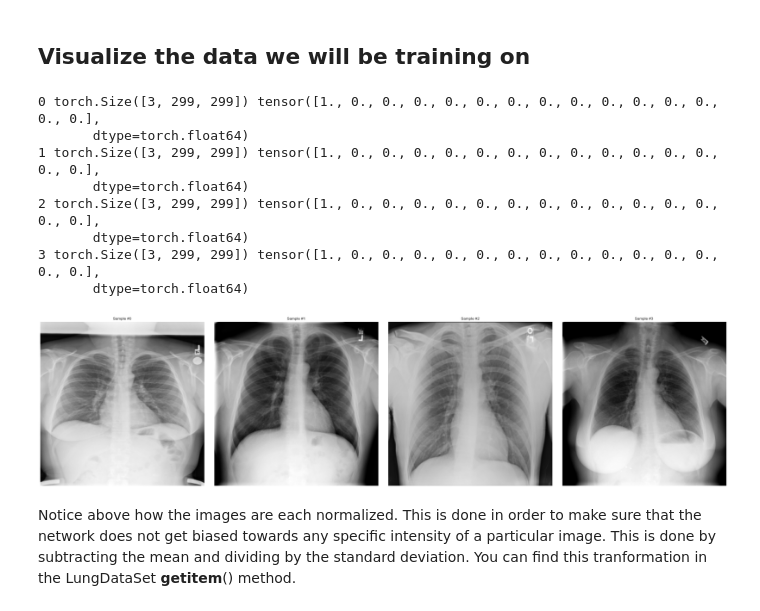
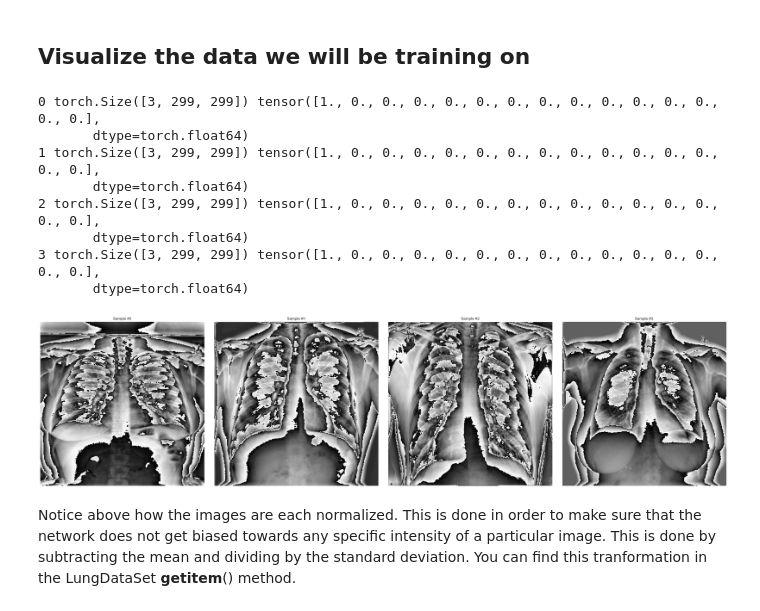
Before and after one commit to yeric1789/CMSC320_Final_Project, a Jupyter notebook: NoteBookFinalProject.ipynb, the cells around one changed output. Drawn from its saved outputs; the diff is of its cells as text; code cells hidden in the pictures.

Commit message:
Fixed Normalization visualization

```diff
--- a/NoteBookFinalProject.ipynb
+++ b/NoteBookFinalProject.ipynb
@@ -467,38 +467,33 @@ test_set = LungDataSet(df = test_df,
 # %%
 def visualize(data):
     fig = plt.figure()
     for i in range(len(data)):
         sample = data[i]
 
         print(i, sample['image'].shape, sample['labels'])
 
         ax = plt.subplot(1, 4, i + 1)
         plt.tight_layout()
         ax.set_title('Sample #{}'.format(i))
         ax.axis('off')
         plt.imshow(sample['image'][0,:,:],cmap = 'gray')
 
         if i == 3:
             plt.show()
             break
 
-if device == "cuda":
-    # Just for visualization purposes
-    train_set2 = LungDataSet(df = train_df,root_dir = dir,input_size = IMG_SHAPE,binary =False, cuda_device=None)
-    test_set2 = LungDataSet(df = test_df,root_dir = dir,input_size = IMG_SHAPE, cuda_device=None)
-    visualize(train_set2)
-else:
-    visualize(train_set)
+
+visualize(train_set)
 # %% [output]
 0 torch.Size([3, 299, 299]) tensor([1., 0., 0., 0., 0., 0., 0., 0., 0., 0., 0., 0., 0., 0., 0.],
        dtype=torch.float64)
 1 torch.Size([3, 299, 299]) tensor([1., 0., 0., 0., 0., 0., 0., 0., 0., 0., 0., 0., 0., 0., 0.],
        dtype=torch.float64)
 2 torch.Size([3, 299, 299]) tensor([1., 0., 0., 0., 0., 0., 0., 0., 0., 0., 0., 0., 0., 0., 0.],
        dtype=torch.float64)
 3 torch.Size([3, 299, 299]) tensor([1., 0., 0., 0., 0., 0., 0., 0., 0., 0., 0., 0., 0., 0., 0.],
        dtype=torch.float64)
-[figure, old version]
+[figure, new version]
 # %% [markdown]
 Notice above how the images are each normalized. This is done in order to make sure that the network does not get biased towards any specific intensity of a particular image. This is done by subtracting the mean and dividing by the standard deviation. You can find this tranformation in the LungDataSet __getitem__() method.
 # %%
```
Also changed, not shown: parts of 3 cells of this notebook, 1 other file.
